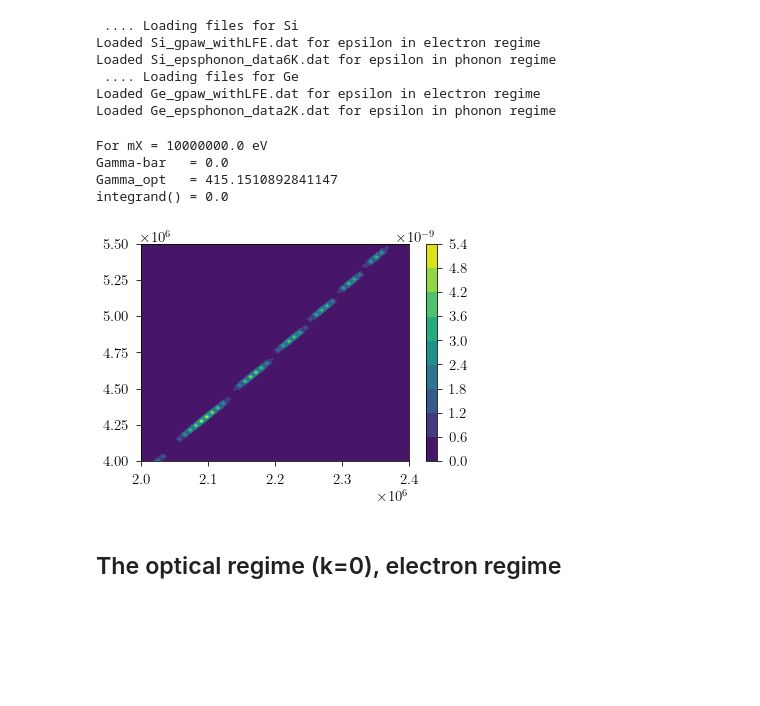
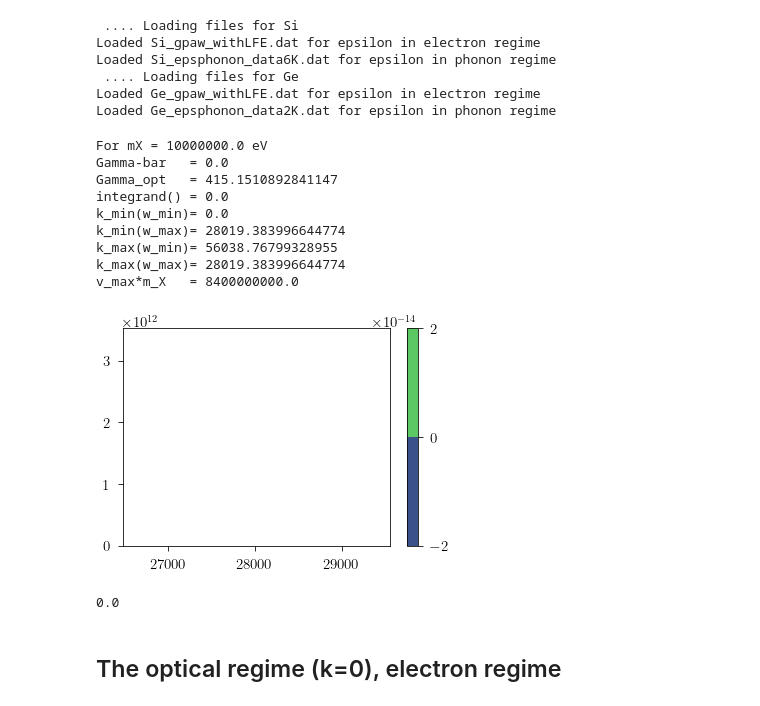
Before and after one commit to QU35T5/DarkELF, a Jupyter notebook: examples/gammabar_jesper.ipynb, the cells around one changed output. Drawn from its saved outputs; the diff is of its cells as text; code cells hidden in the pictures; blank space fills up the shorter version.

Commit message:
fix plot

```diff
--- a/examples/gammabar_jesper.ipynb
+++ b/examples/gammabar_jesper.ipynb
@@ -49,7 +49,7 @@ v_max = v_esc + v_e
 
 #DM mass [eV]
 m_X = 1e7
-Si.update_params(mX = m_X)
+Si.update_params(mX = m_X,mediator='massless')
 
 #Truncated Maxwell-Boltzmann Distribution (Appendix B heterostructures)
 N_0 = np.pi**(3/2)*v_0**2*(v_0*math.erf(v_esc/v_0) - \
@@ -71,8 +71,8 @@ def I(w,k):
 #w and k limits
 w_min = 0
 w_max = v_max**2 * m_X / 2
-k_min = lambda w: v_max*m_X - np.sqrt(v_max**2 * m_X**2 - 2 * m_X * w)
-k_max = lambda w: v_max*m_X + np.sqrt(v_max**2 * m_X**2 - 2 * m_X * w)
+k_min = lambda w: (v_max*m_X - np.sqrt(v_max**2 * m_X**2 - 2 * m_X * w))/c
+k_max = lambda w: (v_max*m_X + np.sqrt(v_max**2 * m_X**2 - 2 * m_X * w))/c
 
 #Integral of I(w,k)ELF(w,k)
 def integrand():
@@ -95,30 +95,12 @@ print('For mX =',m_X,'eV')
 print('Gamma-bar   =',gamma_bar())
 print('Gamma_opt   =',gamma_opt(m_X))
 print('integrand() =',integrand())
+print('k_min(w_min)=',k_min(w_min))
+print('k_min(w_max)=',k_min(w_max))
+print('k_max(w_min)=',k_max(w_min))
+print('k_max(w_max)=',k_max(w_max))
+print('v_max*m_X   =',v_max*m_X)
 #print('gamma_opt/gamma_bar = ', gamma_opt(m_X)/gamma_bar())
-
-wmin,wmax = .4e7,.55e7
-kmin,kmax = .2e7,.24e7
-
-omega_vec = np.linspace(wmin,wmax)
-k_vec     = np.linspace(kmin,kmax)
-
-np.seterr(divide='ignore', invalid='ignore')
-[K,W] = np.meshgrid(k_vec,omega_vec)
-X = np.zeros((len(K), len(K[0])))
-Y = np.zeros((len(K), len(K[0])))
-contour_func = np.zeros((len(K), len(K[0])))
-
-for i in range(len(K)):
-        for j in range(len(K[0])):
-                contour_func[i][j] = Si.elf(W[i][j],K[i][j],method='Lindhard')
-                X[i][j] = K[i][j]
-                Y[i][j] = W[i][j]
-
-plt.contourf(X,Y,contour_func,9)
-pepsi = plt.colorbar()
-plt.show()
-
 
 #Produces a vector gamma_opt/gamma_bar of all different mX
 #mX = np.logspace(4,9,100) #0.01 - 1000 MeV
@@ -131,7 +113,39 @@ For mX = 10000000.0 eV
 Gamma-bar   = 0.0
 Gamma_opt   = 415.1510892841147
 integrand() = 0.0
+k_min(w_min)= 0.0
+k_min(w_max)= 28019.383996644774
+k_max(w_min)= 56038.76799328955
+k_max(w_max)= 28019.383996644774
+v_max*m_X   = 8400000000.0
-[figure, removed]
+# %%
+#TEST CONTOUR PLOT
+wmin,wmax = w_min,w_max
+kmin,kmax = k_min(w_max),k_max(w_max)
+
+omega_vec = np.linspace(wmin,wmax)
+k_vec     = np.linspace(kmin,kmax)
+
+np.seterr(divide='ignore', invalid='ignore')
+[K,W] = np.meshgrid(k_vec,omega_vec)
+X = np.zeros((len(K), len(K[0])))
+Y = np.zeros((len(K), len(K[0])))
+contour_func = np.zeros((len(K), len(K[0])))
+
+for i in range(len(K)):
+        for j in range(len(K[0])):
+                contour_func[i][j] = Si.elf(W[i][j],K[i][j],method='Lindhard')
+                X[i][j] = K[i][j]
+                Y[i][j] = W[i][j]
+
+plt.contourf(X,Y,contour_func,9)
+plt.colorbar()
+plt.show()
+
+print(Si.elf(w_min,k_max(w_min)))
+# %% [output]
+[figure, added]
+0.0
 # %%
 #----------
 #-OLD CODE-
```
